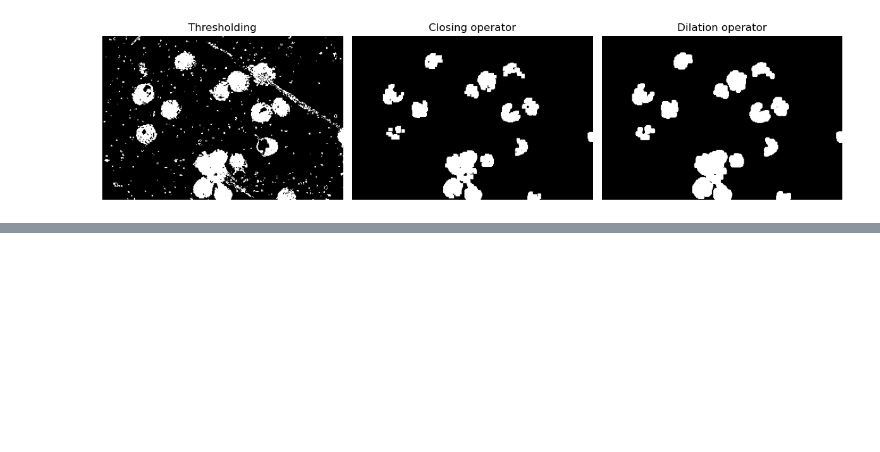
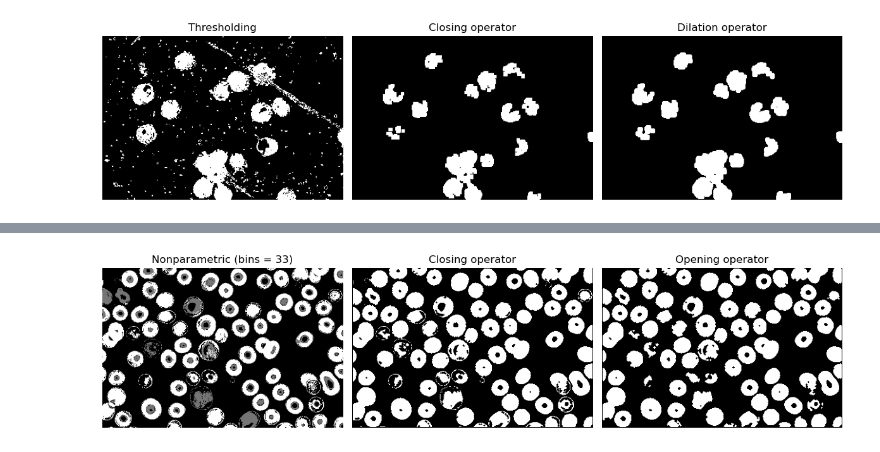
Before and after one commit to npcrmns/App-Physics-157, a Jupyter notebook: [7] Blob Analysis/Blob Analysis.ipynb, the cells around one changed output, grey strips where cells are left out. Cells and saved outputs as stored; diff of their text form; code cells hidden in the pictures; blank space fills up the shorter version.

```diff
--- a/[7] Blob Analysis/Blob Analysis.ipynb
+++ b/[7] Blob Analysis/Blob Analysis.ipynb
@@ -169,0 +183,3 @@ pd.DataFrame(malaria_results)
+# %%
+rbc = rgb_img("blood cells")
+rbc_ROI = rgb_img("blood cells ROI")
@@ -169,0 +190,15 @@ pd.DataFrame(malaria_results)
+# %%
+rbc_nonpara = nonparametric_segmentation(rbc, rbc_ROI, 33)
+fig, ax = plt.subplots(1, 3, figsize = (12, 4), tight_layout = True)
+
+ax[0].imshow(rbc_nonpara, cmap = "gray")
+ax[0].set_title("Nonparametric (bins = 33)")
+ax[1].imshow(binary_closing(rbc_nonpara), cmap = "gray")
+ax[1].set_title("Closing operator")
+ax[2].imshow(binary_opening(binary_closing(rbc_nonpara)), cmap = "gray")
+ax[2].set_title("Opening operator")
+
+for a in ax:
+    a.axis("off")
+# %% [output]
+[figure, added]
```
Also changed, not shown: parts of 11 cells of this notebook, 2 other files.
